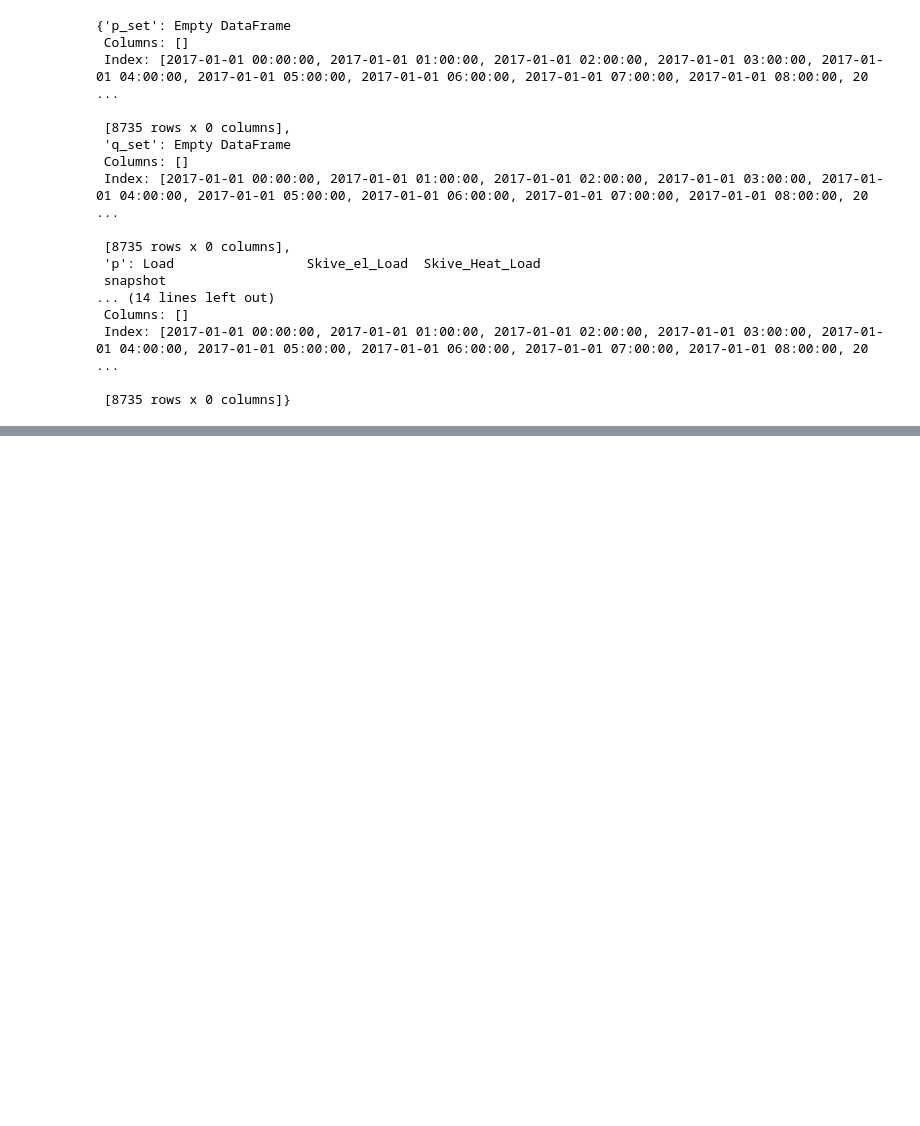
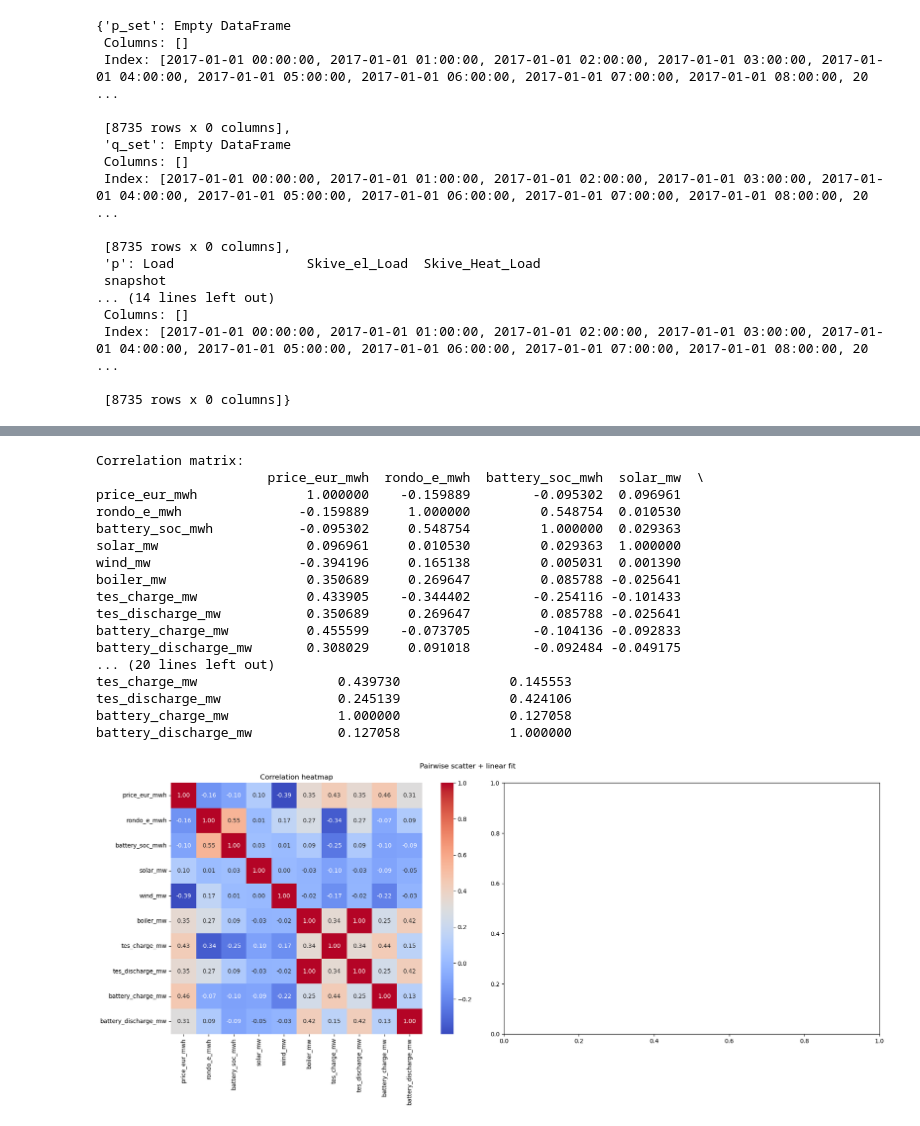
Before and after one commit to pulio12/Msc_Thesis_Greenlab_Skive, a Jupyter notebook: Test_file2.ipynb, the cells around one changed output, grey strips where cells are left out. Cells and saved outputs as stored; diff of their text form; code cells hidden in the pictures; blank space fills up the shorter version.

```diff
--- a/Test_file2.ipynb
+++ b/Test_file2.ipynb
@@ -1021,0 +1079,69 @@ plt.xlim('2017-01-01 00:00Z', '2017-01-03 00:00Z')
+# %%
+# ...existing code...
+import seaborn as sns
+
+# Shorter timeframe (reuse existing window or change as needed)
+start = "2017-01-01"
+end   = "2017-12-31"
+
+# Safe aligned series
+price = DK1_data_2017["DK1_EUR/MWh"].reindex(hours_in_2017).reindex(n.snapshots).fillna(method="ffill").loc[start:end]
+rondo = n.stores_t.e.get("Rondo_Concrete_Heat_Storage", pd.Series(0, index=n.snapshots)).reindex(n.snapshots).loc[start:end]
+battery_soc = n.storage_units_t.state_of_charge.get("Skive_Battery", pd.Series(0, index=n.snapshots)).reindex(n.snapshots).loc[start:end]
+
+# add solar and wind generation
+solar = n.generators_t.p.get("Skive_Solar", pd.Series(0, index=n.snapshots)).reindex(n.snapshots).loc[start:end]
+wind  = n.generators_t.p.get("Skive_Onshore_Wind", pd.Series(0, index=n.snapshots)).reindex(n.snapshots).loc[start:end]
+
+# add boiler power
+boiler = (-n.links_t.p0.get("Boiler_Skive", pd.Series(0, index=n.snapshots))).reindex(n.snapshots).loc[start:end]
+
+# add TES Rondo charging and discharging
+tes_charge = (-n.links_t.p0.get("El_to_TES_Rondo", pd.Series(0, index=n.snapshots))).reindex(n.snapshots).loc[start:end]
+tes_discharge = n.links_t.p0.get("TES_Rondo_to_Heat_Bus_Skive", pd.Series(0, index=n.snapshots)).reindex(n.snapshots).loc[start:end]
+
+# add battery charge and discharge powers
+battery_charge = (-n.storage_units_t.p_store.get("Skive_Battery", pd.Series(0, index=n.snapshots))).reindex(n.snapshots).loc[start:end]
+battery_discharge = n.storage_units_t.p_dispatch.get("Skive_Battery", pd.Series(0, index=n.snapshots)).reindex(n.snapshots).loc[start:end]
+
+# Build dataframe and drop missing values
+df = pd.concat([price, rondo, battery_soc, solar, wind, boiler, tes_charge, tes_discharge, battery_charge, battery_discharge], axis=1)
+df.columns = ["price_eur_mwh", "rondo_e_mwh", "battery_soc_mwh", "solar_mw", "wind_mw", "boiler_mw", "tes_charge_mw", "tes_discharge_mw", "battery_charge_mw", "battery_discharge_mw"]
+df = df.dropna()
+
+# Print correlation matrix
+print("Correlation matrix:")
+print(df.corr())
+
+# Plot: heatmap + pairwise scatter with regression
+fig, ax = plt.subplots(1, 2, figsize=(20, 8))
+
+sns.heatmap(df.corr(), annot=True, fmt=".2f", cmap="coolwarm", ax=ax[0], square=True)
+ax[0].set_title("Correlation heatmap")
+
+# pairplot opens its own figure — show it separately
+#sns.pairplot(df, kind="reg", plot_kws={"scatter_kws": {"s": 8, "alpha": 0.4}, "line_kws": {"color": "red"}})
+
+plt.suptitle("Pairwise scatter + linear fit", y=0.995)
+plt.tight_layout()
+plt.show()
+# ...existing code...
+# %% [output]
+Correlation matrix:
+                      price_eur_mwh  rondo_e_mwh  battery_soc_mwh  solar_mw  \
+price_eur_mwh              1.000000    -0.159889        -0.095302  0.096961
+rondo_e_mwh               -0.159889     1.000000         0.548754  0.010530
+battery_soc_mwh           -0.095302     0.548754         1.000000  0.029363
+solar_mw                   0.096961     0.010530         0.029363  1.000000
+wind_mw                   -0.394196     0.165138         0.005031  0.001390
+boiler_mw                  0.350689     0.269647         0.085788 -0.025641
+tes_charge_mw              0.433905    -0.344402        -0.254116 -0.101433
+tes_discharge_mw           0.350689     0.269647         0.085788 -0.025641
+battery_charge_mw          0.455599    -0.073705        -0.104136 -0.092833
+battery_discharge_mw       0.308029     0.091018        -0.092484 -0.049175
+... (20 lines left out)
+tes_charge_mw                  0.439730              0.145553
+tes_discharge_mw               0.245139              0.424106
+battery_charge_mw              1.000000              0.127058
+battery_discharge_mw           0.127058              1.000000
+[figure, added]
```
Also changed, not shown: parts of 21 cells of this notebook, 1 other file.
